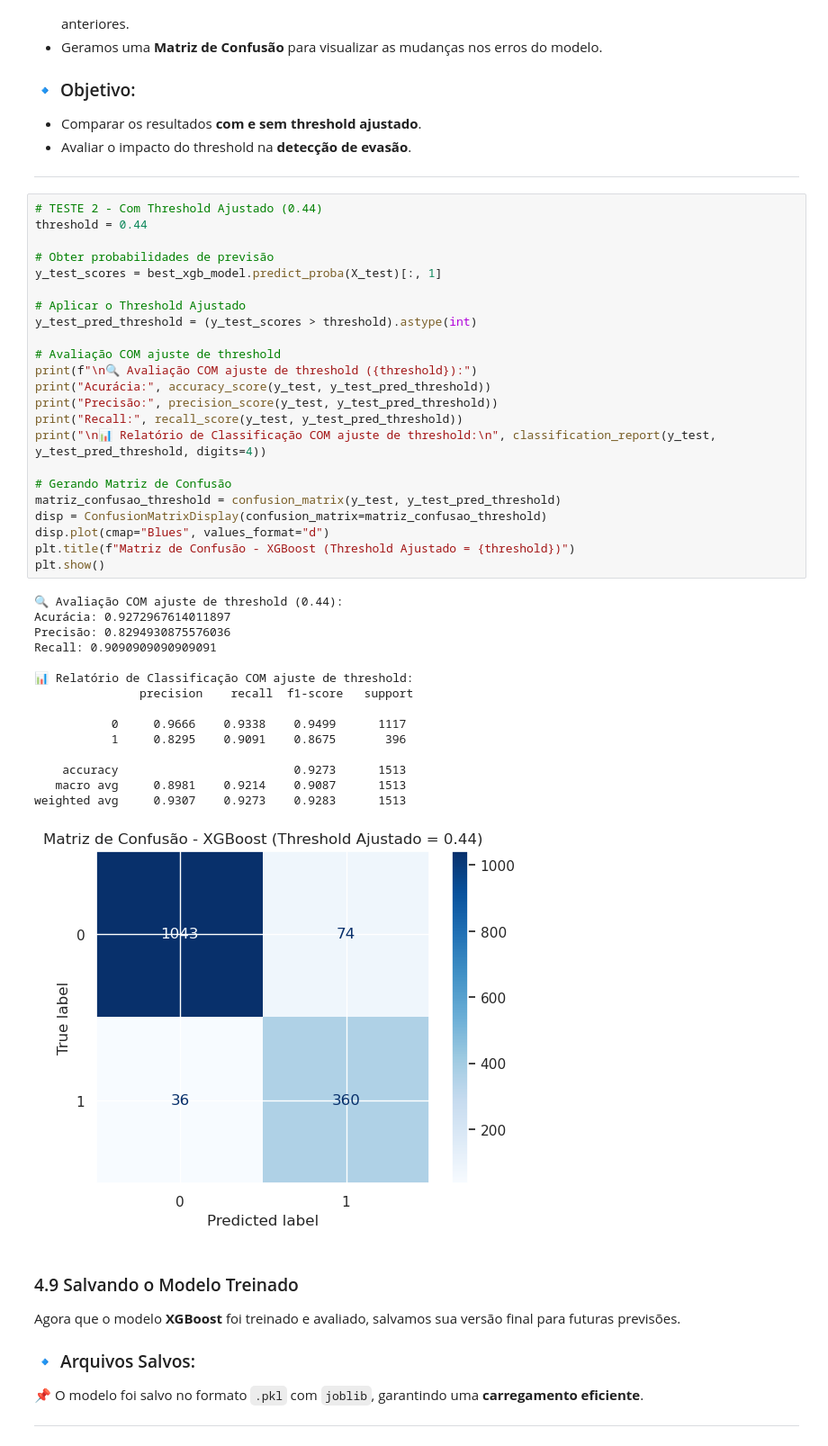
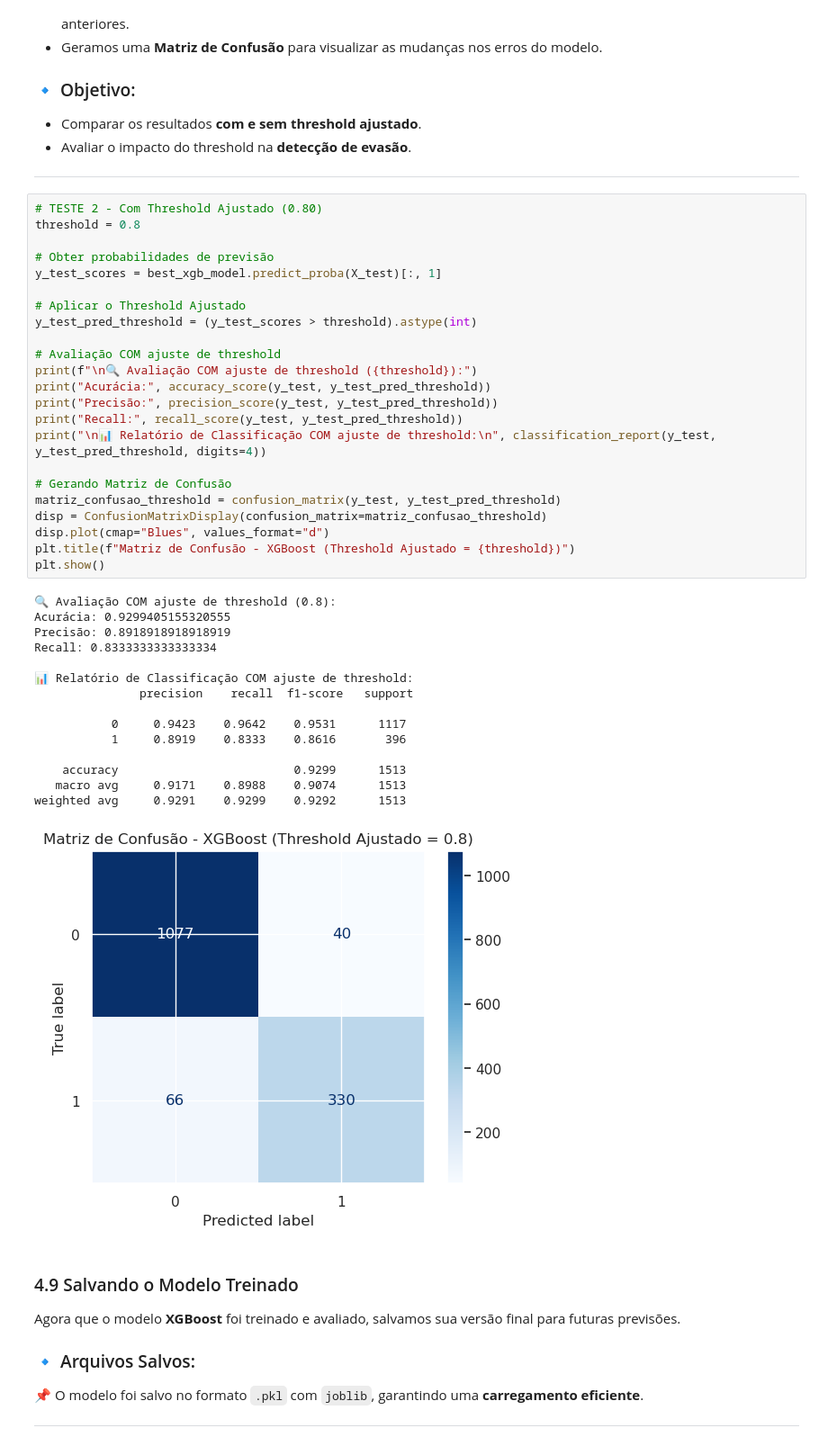
Before and after one commit to rccs2024/modelagem_preditiva, a Jupyter notebook: 3 - Pipeline_Modelagem_Preditiva_XGBoost.ipynb, the cells around one changed output. Shown at 90% size. Drawn from its saved outputs; the diff is of its cells as text.

Commit message:
ajustes

```diff
--- a/3 - Pipeline_Modelagem_Preditiva_XGBoost.ipynb
+++ b/3 - Pipeline_Modelagem_Preditiva_XGBoost.ipynb
@@ -803,44 +838,44 @@ Após ajustar o modelo **XGBoost**, realizamos um novo teste na **base de teste*
 
 ---
 # %%
-# TESTE 2 - Com Threshold Ajustado (0.44)
-threshold = 0.44
+# TESTE 2 - Com Threshold Ajustado (0.80)
+threshold = 0.8
 
 # Obter probabilidades de previsão
 y_test_scores = best_xgb_model.predict_proba(X_test)[:, 1]
 
 # Aplicar o Threshold Ajustado
 y_test_pred_threshold = (y_test_scores > threshold).astype(int)
 
 # Avaliação COM ajuste de threshold
 print(f"\n🔍 Avaliação COM ajuste de threshold ({threshold}):")
 print("Acurácia:", accuracy_score(y_test, y_test_pred_threshold))
 print("Precisão:", precision_score(y_test, y_test_pred_threshold))
 print("Recall:", recall_score(y_test, y_test_pred_threshold))
 print("\n📊 Relatório de Classificação COM ajuste de threshold:\n", classification_report(y_test, y_test_pred_threshold, digits=4))
 
 # Gerando Matriz de Confusão
 matriz_confusao_threshold = confusion_matrix(y_test, y_test_pred_threshold)
 disp = ConfusionMatrixDisplay(confusion_matrix=matriz_confusao_threshold)
 disp.plot(cmap="Blues", values_format="d")
 plt.title(f"Matriz de Confusão - XGBoost (Threshold Ajustado = {threshold})")
 plt.show()
 # %% [output]
-🔍 Avaliação COM ajuste de threshold (0.44):
-Acurácia: 0.9272967614011897
-Precisão: 0.8294930875576036
-Recall: 0.9090909090909091
+🔍 Avaliação COM ajuste de threshold (0.8):
+Acurácia: 0.9299405155320555
+Precisão: 0.8918918918918919
+Recall: 0.8333333333333334
 
 📊 Relatório de Classificação COM ajuste de threshold:
                precision    recall  f1-score   support
 
-           0     0.9666    0.9338    0.9499      1117
-           1     0.8295    0.9091    0.8675       396
+           0     0.9423    0.9642    0.9531      1117
+           1     0.8919    0.8333    0.8616       396
 
-    accuracy                         0.9273      1513
-   macro avg     0.8981    0.9214    0.9087      1513
-weighted avg     0.9307    0.9273    0.9283      1513
+    accuracy                         0.9299      1513
+   macro avg     0.9171    0.8988    0.9074      1513
+weighted avg     0.9291    0.9299    0.9292      1513
-[figure, old version]
+[figure, new version]
 # %% [markdown]
 ### 4.9 Salvando o Modelo Treinado
 
```
Also changed, not shown: parts of 7 cells of this notebook, 2 other files.
